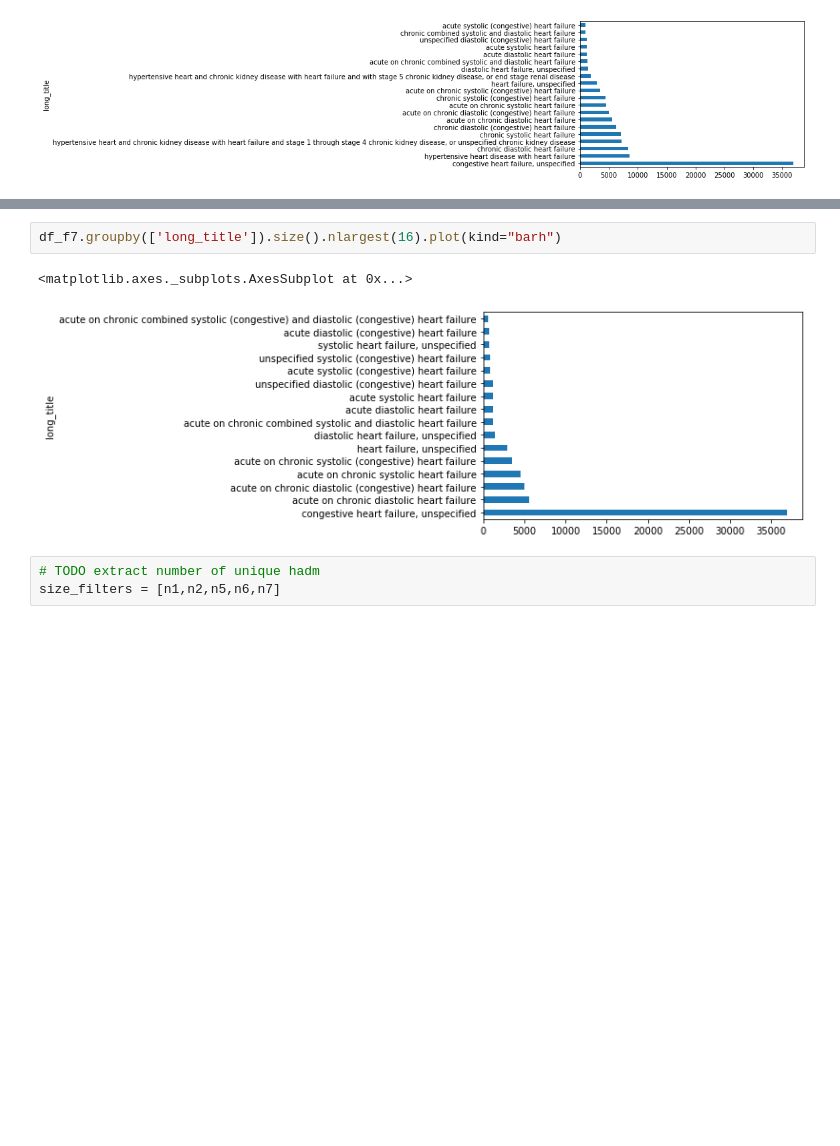
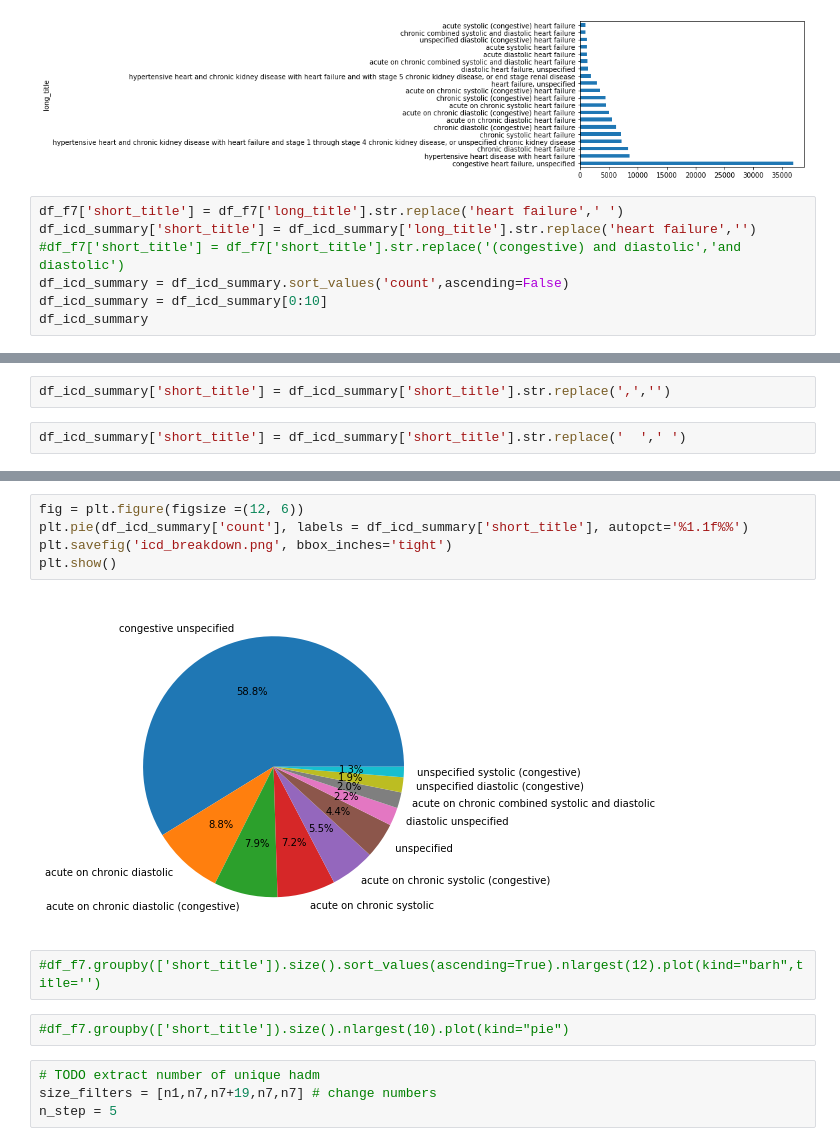
Before and after one commit to RayRuizhiLiao/ml4h_chf_readmissions, a Jupyter notebook: phase1_teamA/cohort_icd.ipynb, the cells around one changed output, grey strips where cells are left out. Cells and saved outputs as stored; diff of their text form; blank space fills up the shorter version.

```diff
--- a/phase1_teamA/cohort_icd.ipynb
+++ b/phase1_teamA/cohort_icd.ipynb
@@ -214,3 +214,10 @@ df_f1.groupby(['long_title']).size().nlargest(20).plot(kind="barh")
 # %% [output]
 <matplotlib.axes._subplots.AxesSubplot at 0x...>
 [figure]
+# %%
+df_f7['short_title'] = df_f7['long_title'].str.replace('heart failure',' ')
+df_icd_summary['short_title'] = df_icd_summary['long_title'].str.replace('heart failure','')
+#df_f7['short_title'] = df_f7['short_title'].str.replace('(congestive) and diastolic','and diastolic')
+df_icd_summary = df_icd_summary.sort_values('count',ascending=False)
+df_icd_summary = df_icd_summary[0:10]
+df_icd_summary
@@ -216,0 +241,4 @@ df_f1.groupby(['long_title']).size().nlargest(20).plot(kind="barh")
+# %%
+df_icd_summary['short_title'] = df_icd_summary['short_title'].str.replace(',','')
+# %%
+df_icd_summary['short_title'] = df_icd_summary['short_title'].str.replace('  ',' ')
@@ -217,9 +259,16 @@ df_f1.groupby(['long_title']).size().nlargest(20).plot(kind="barh")
+# %%
+fig = plt.figure(figsize =(12, 6))
+plt.pie(df_icd_summary['count'], labels = df_icd_summary['short_title'], autopct='%1.1f%%')
+plt.savefig('icd_breakdown.png', bbox_inches='tight')
+plt.show()
+# %% [output]
+[figure, added]
+# %%
+#df_f7.groupby(['short_title']).size().sort_values(ascending=True).nlargest(12).plot(kind="barh",title='')
 # %%
-df_f7.groupby(['long_title']).size().nlargest(16).plot(kind="barh")
+#df_f7.groupby(['short_title']).size().nlargest(10).plot(kind="pie")
-# %% [output]
-<matplotlib.axes._subplots.AxesSubplot at 0x...>
-[figure, removed]
 # %%
 # TODO extract number of unique hadm
-size_filters = [n1,n2,n5,n6,n7]
+size_filters = [n1,n7,n7+19,n7,n7] # change numbers
+n_step = 5
 # %%
```
Also changed, not shown: parts of 7 cells of this notebook, 1 other file.
